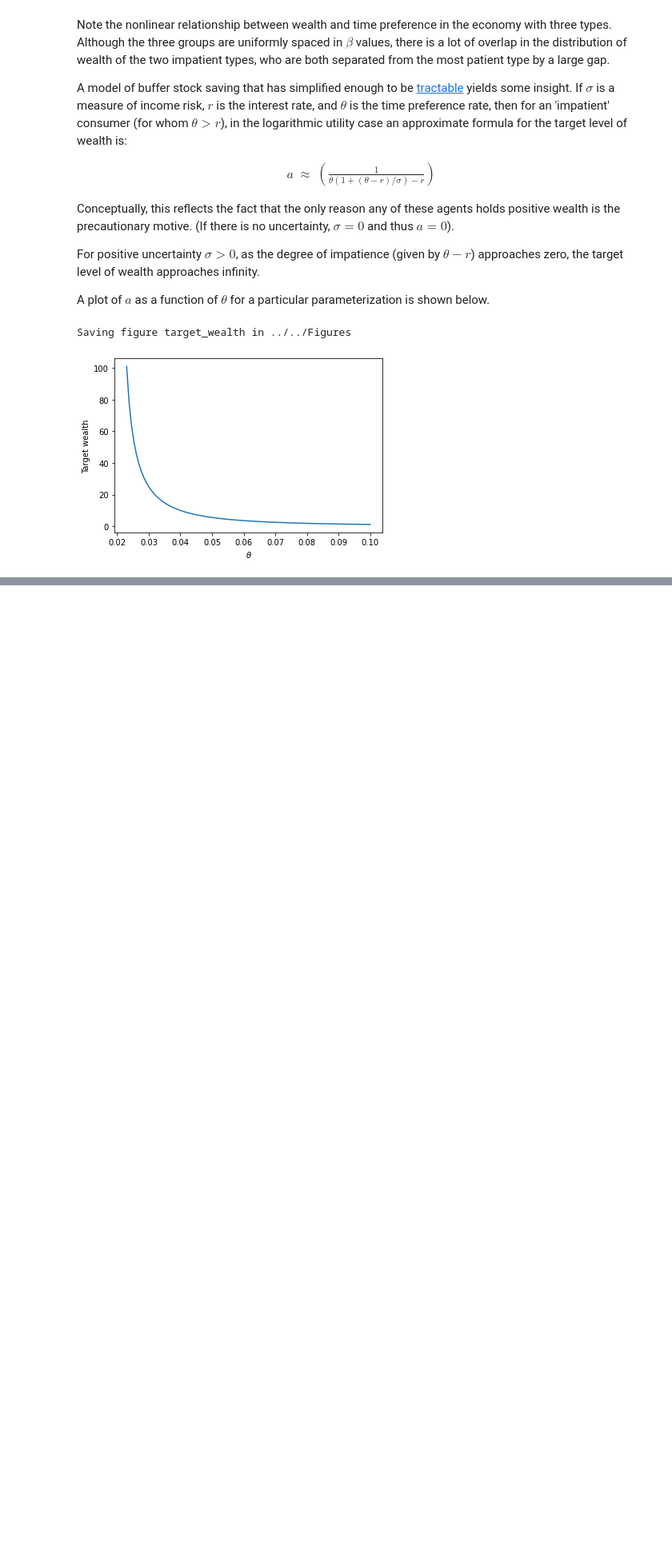
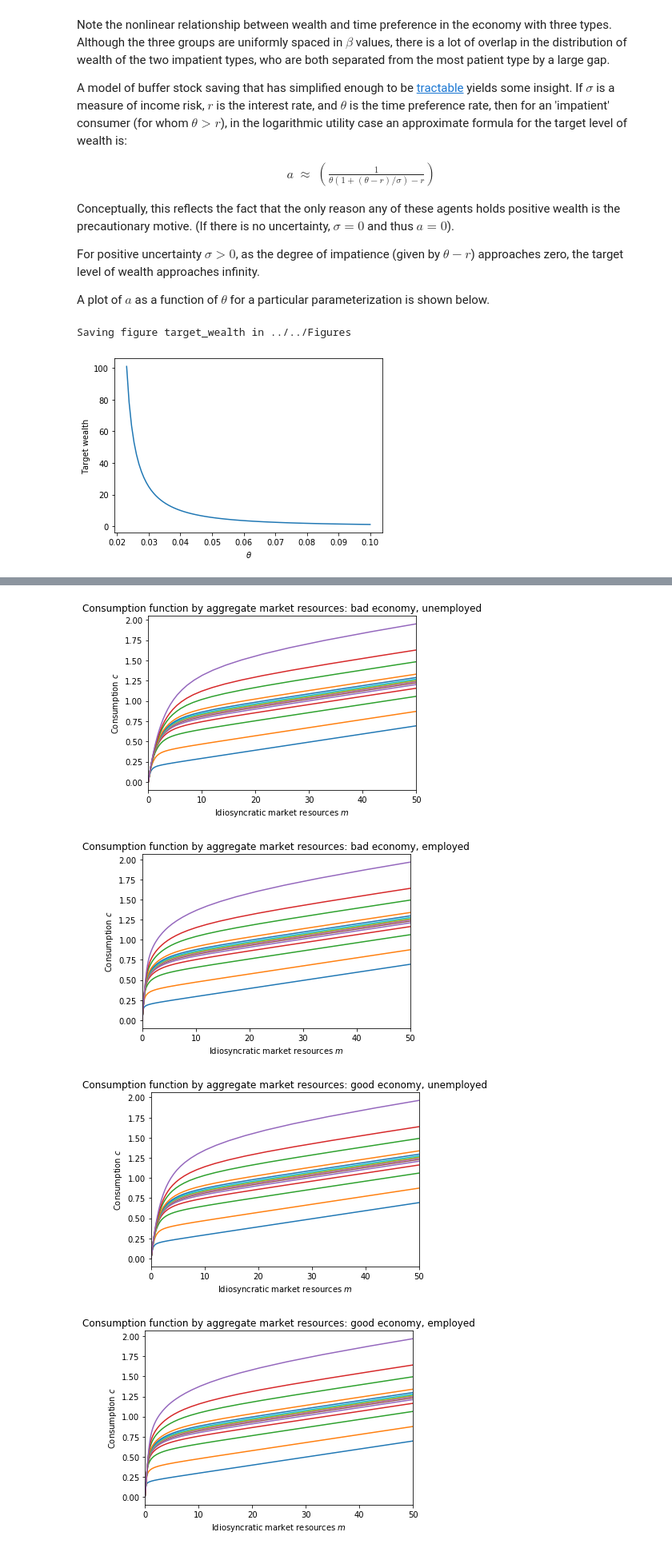
Before and after one commit to econ-ark/KrusellSmith, a Jupyter notebook: Code/Python/KrusellSmith.ipynb, the cells around one changed output, grey strips where cells are left out. Shown: that part at 80% size. Drawn from its saved outputs; the diff is of its cells as text; code cells hidden in the pictures; blank space fills up the shorter version.

```diff
--- a/Code/Python/KrusellSmith.ipynb
+++ b/Code/Python/KrusellSmith.ipynb
@@ -590,0 +622,9 @@ Saving figure target_wealth in ../../Figures
+# %%
+# Make default KS agent type and economy
+KSeconomy = KrusellSmithEconomy()
+KSeconomy.verbose = False
+KStype = KrusellSmithType()
+KStype.cycles = 0
+KStype.getEconomyData(KSeconomy)
+KSeconomy.agents = [KStype]
+KSeconomy.makeMrkvHist()
@@ -590,0 +641,15 @@ Saving figure target_wealth in ../../Figures
+# %%
+# Plot the consumption function for each discrete state
+state_names = ['bad economy, unemployed', 'bad economy, employed',
+               'good economy, unemployed', 'good economy, employed']
+
+for j in range(4):
+    plt.xlabel(r'Idiosyncratic market resources $m$')
+    plt.ylabel(r'Consumption $c$')
+    plt.title('Consumption function by aggregate market resources: ' + state_names[j])
+    plotFuncs(KStype.solution[0].cFunc[j].xInterpolators, 0., 50.)
+# %% [output]
+[figure, added]
+[figure, added]
+[figure, added]
+[figure, added]
```
Also changed, not shown: parts of 15 cells of this notebook, 32 other files.
